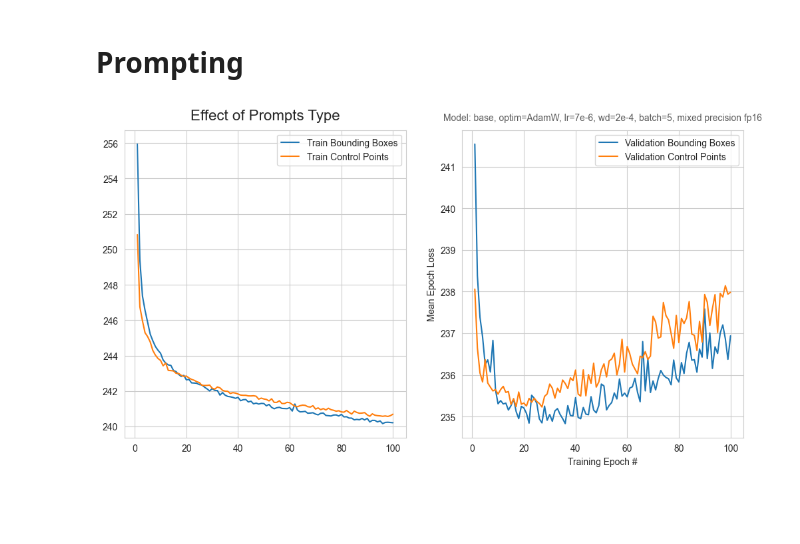
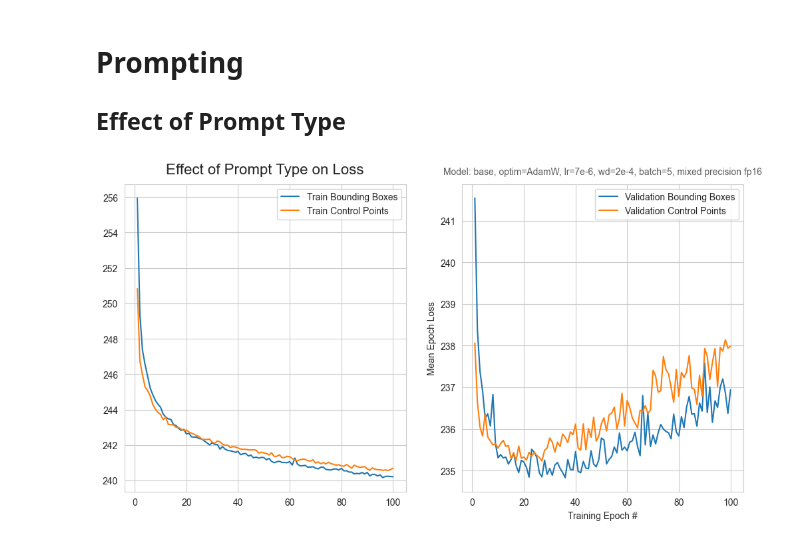
Before and after one commit to geo-smart/elwha_segmentation, a Jupyter notebook: book/experiments/plotting.ipynb, the cells around one changed output. Saved outputs shown, nothing was run; the diff lists cells and outputs as text; code cells hidden in the pictures; blank space fills up the shorter version.

```diff
--- a/book/experiments/plotting.ipynb
+++ b/book/experiments/plotting.ipynb
@@ -97,18 +102,20 @@ def read_list_from_file(file_path: str, data_type=float):
     return data
 # %% [markdown]
 # Prompting
+
+## Effect of Prompt Type
 # %%
 plot_model_comparison(
     [
         "./prompts/last_base_AdamW_lr=7e-06_wd=0.0002_bs=5_mp=fp16_bbox_10_loss=dice.pth",
         "./prompts/last_base_AdamW_lr=7e-06_wd=0.0002_bs=5_mp=fp16_pts_3p0n_erode_loss=dice.pth",
     ],
     ["Bounding Boxes", "Control Points"],
-    title="Effect of Prompts Type",
+    title="Effect of Prompt Type on Loss",
     subtitle="Model: base, optim=AdamW, lr=7e-6, wd=2e-4, batch=5, mixed precision fp16",
 )
 # %% [output]
-[figure, old version]
+[figure, new version]
 # %%
 plot_scores_comparison(
     (
```
Also changed, not shown: parts of 16 cells of this notebook, 10 other files.
